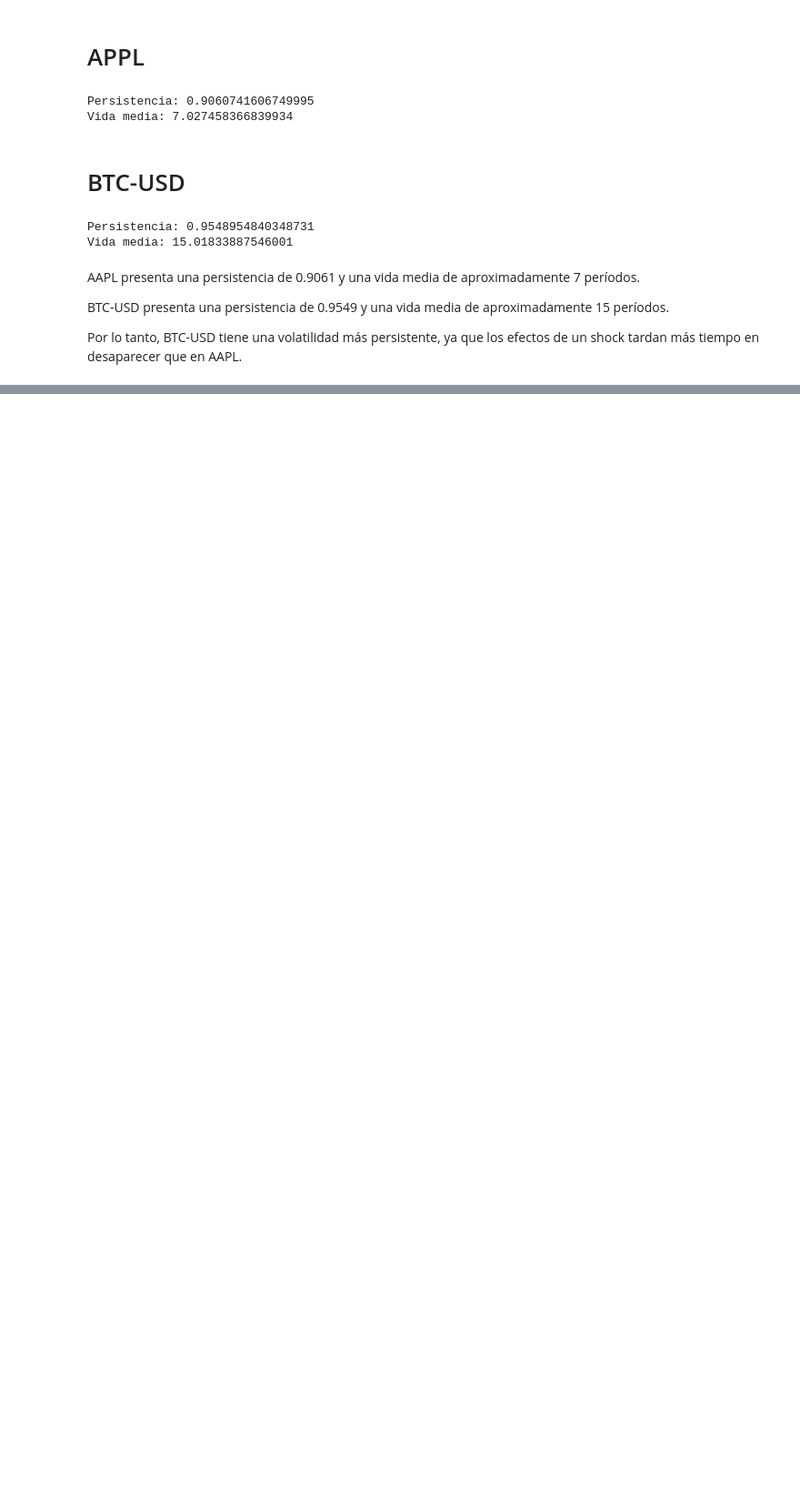
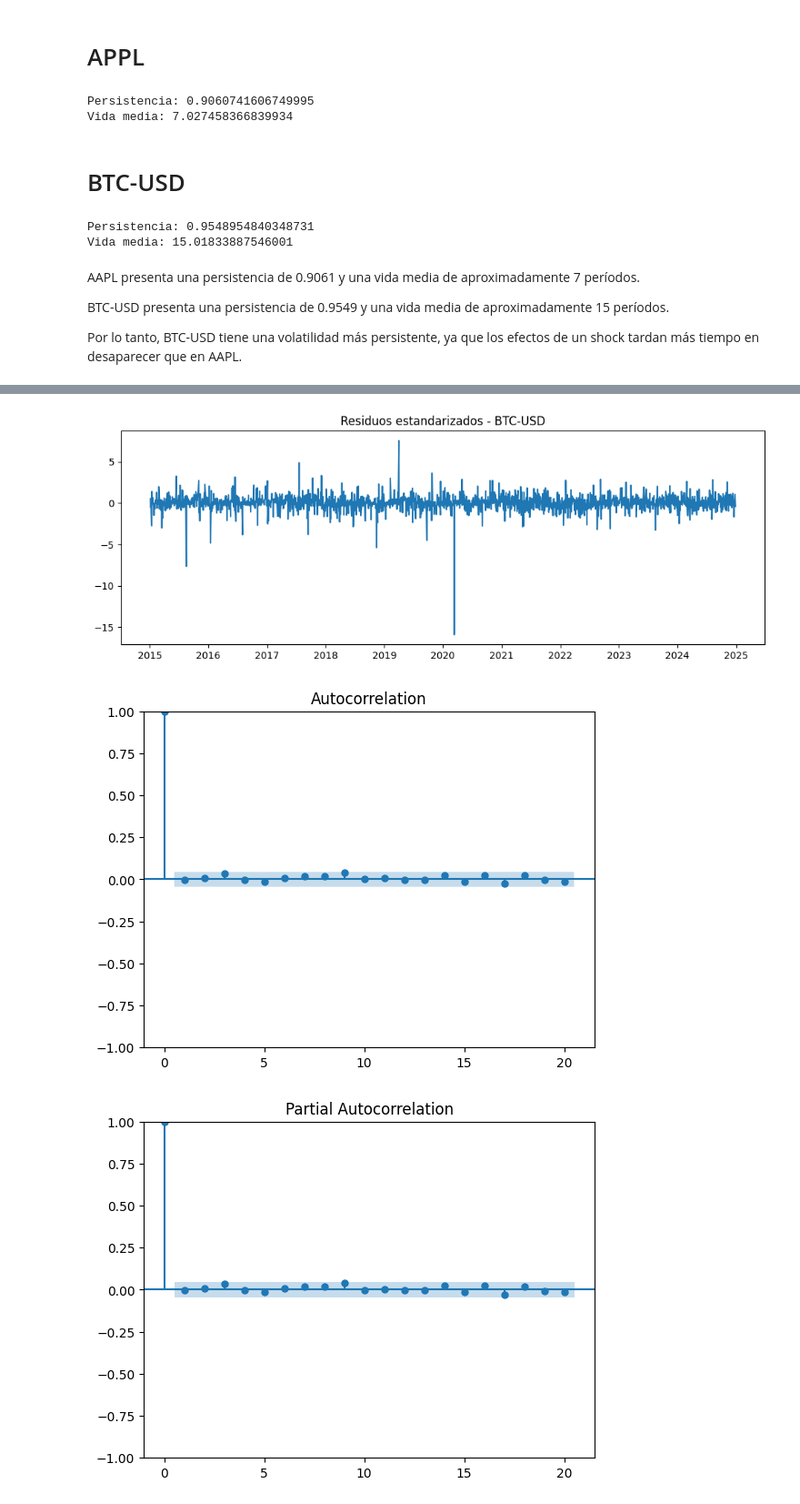
Before and after one commit to Antoniacifuentes/ds_finance_cifuentes, a Jupyter notebook: notebooks/hw5.ipynb, the cells around one changed output, grey strips where cells are left out. Shown at 91% size. Cells and saved outputs as stored; diff of their text form; code cells hidden in the pictures; blank space fills up the shorter version.

```diff
--- a/notebooks/hw5.ipynb
+++ b/notebooks/hw5.ipynb
@@ -1064,0 +1091,17 @@ Por lo tanto, BTC-USD tiene una volatilidad más persistente, ya que los efectos
+# %%
+residuos_btc = resultado_btc.std_resid.dropna()
+
+plt.figure(figsize=(12,4))
+plt.plot(residuos_btc)
+plt.title("Residuos estandarizados - BTC-USD")
+plt.show()
+
+plot_acf(residuos_btc, lags=20)
+plt.show()
+
+plot_pacf(residuos_btc, lags=20)
+plt.show()
+# %% [output]
+[figure, added]
+[figure, added]
+[figure, added]
```
Also changed, not shown: parts of 24 cells of this notebook.
